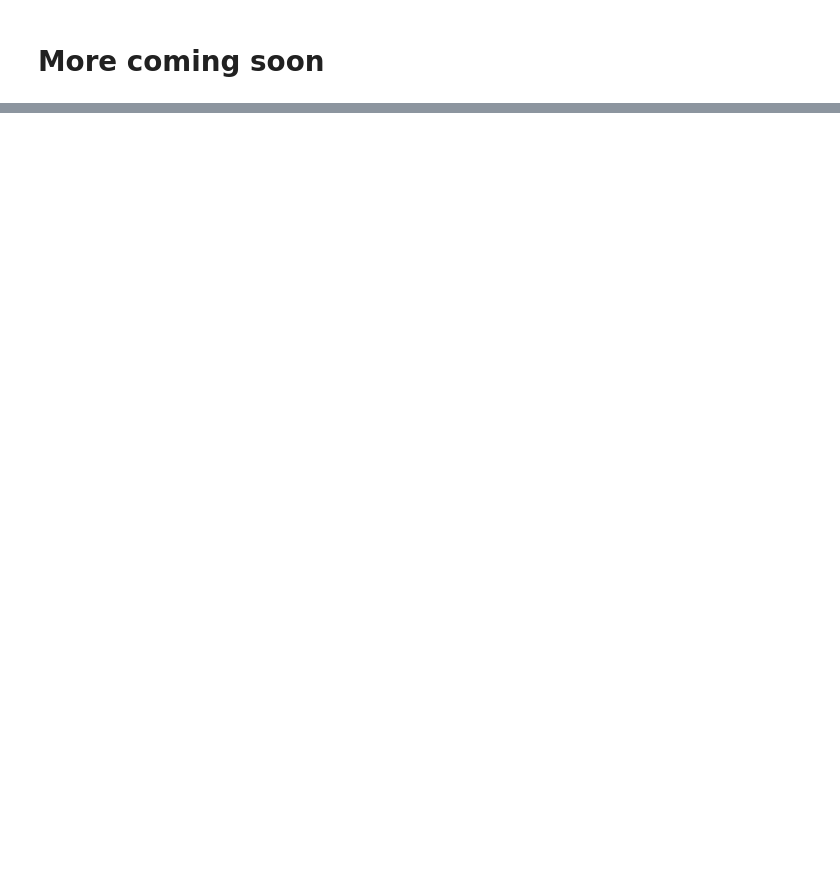
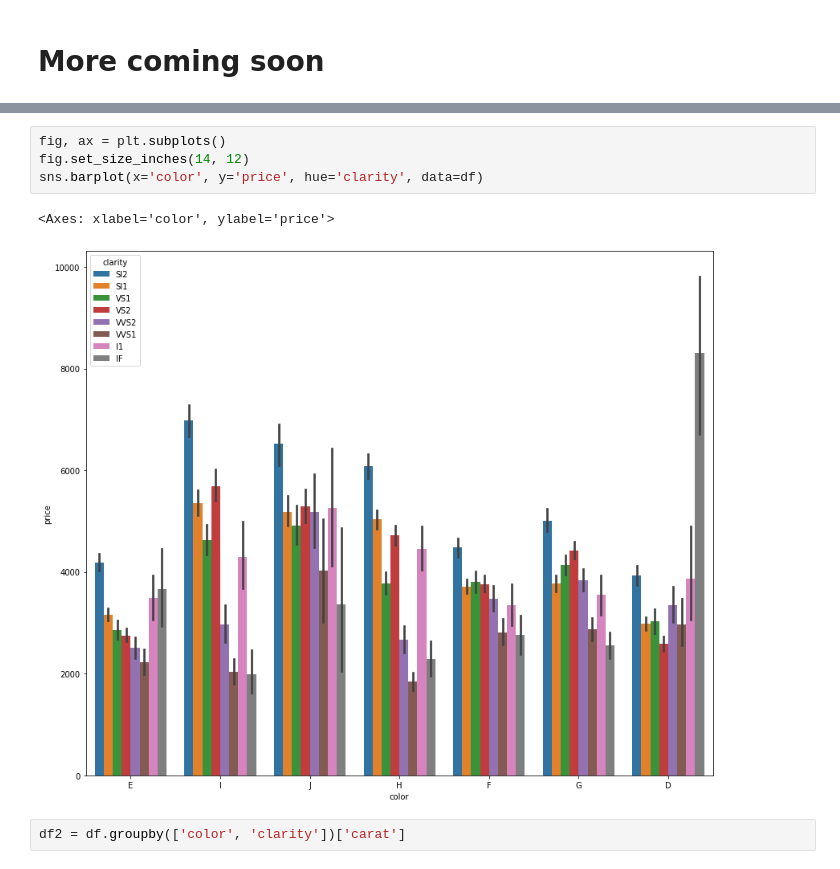
Before and after one commit to LACLanthony/diamonds, a Jupyter notebook: diamonds.ipynb, the cells around one changed output, grey strips where cells are left out. Cells and saved outputs as stored; diff of their text form; blank space fills up the shorter version.

```diff
--- a/diamonds.ipynb
+++ b/diamonds.ipynb
@@ -171,0 +189,9 @@ As shown above it appears that the median carat size of the I and J diamonds is
+# %%
+fig, ax = plt.subplots()
+fig.set_size_inches(14, 12)
+sns.barplot(x='color', y='price', hue='clarity', data=df)
+# %% [output]
+<Axes: xlabel='color', ylabel='price'>
+[figure, added]
+# %%
+df2 = df.groupby(['color', 'clarity'])['carat']
```
Also changed, not shown: parts of 11 cells of this notebook.
